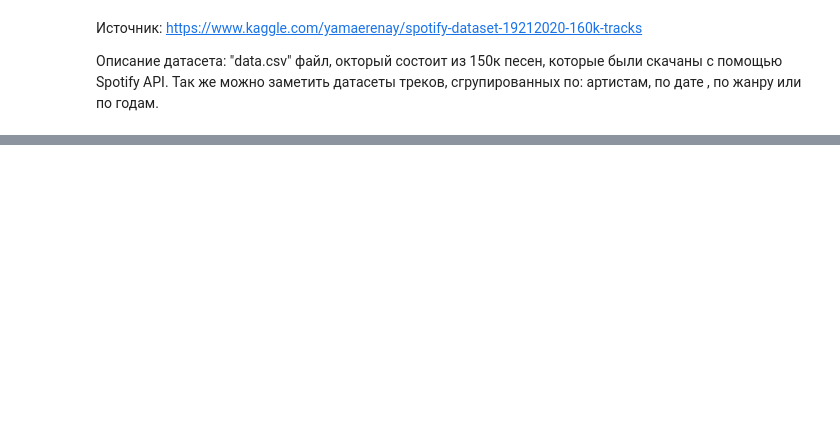
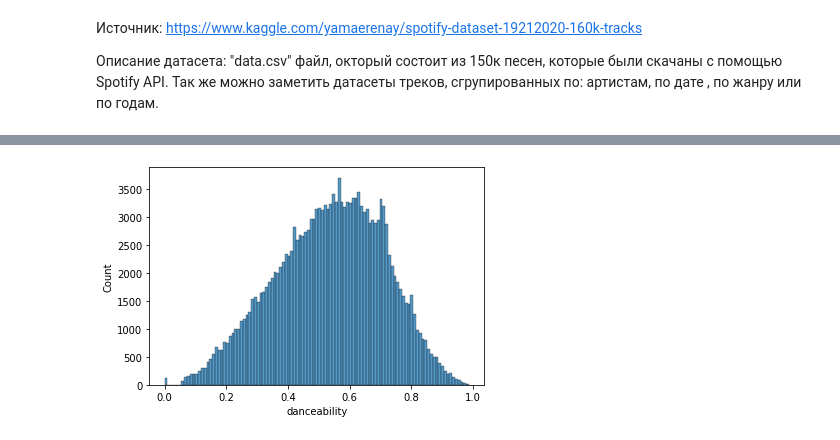
Before and after one commit to Lisstrange/Mini-examples, a Jupyter notebook: Recomendation music on Spotify Dataset.ipynb, the cells around one changed output, grey strips where cells are left out. Drawn from its saved outputs; the diff is of its cells as text; code cells hidden in the pictures; blank space fills up the shorter version.

```diff
--- a/Recomendation music on Spotify Dataset.ipynb
+++ b/Recomendation music on Spotify Dataset.ipynb
@@ -1,6 +5,7 @@
 # %%
 import pandas as pd
-path='/Users/nikli/Documents/git_reps/Data/Spotify/'
+# path='/Users/nikli/Documents/git_reps/Data/Spotify/'
+path='/Users/irak/Documents/py_viz/spotify/'
 # %%
 data=pd.read_csv(path+'data.csv')
 data_by_artist=pd.read_csv(path+'data_by_artist.csv')
@@ -51,0 +70,2 @@ display(data_w_genres.head())
+# %%
+data['minutes']=(data['duration_ms']/(1000*60))%60
@@ -51,0 +78,2 @@ display(data_w_genres.head())
+# %%
+data['decade'] = (data['year']//10)*10
@@ -51,0 +103,4 @@ display(data_w_genres.head())
+# %%
+ax = sns.histplot(data['danceability'])
+# %% [output]
+[figure, added]
```
Also changed, not shown: parts of 21 cells of this notebook.
